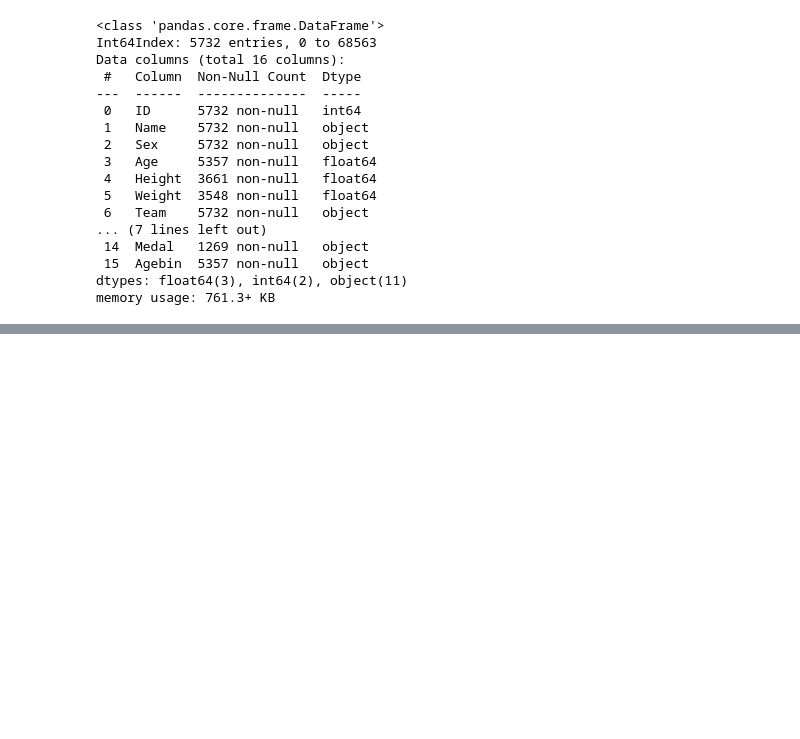
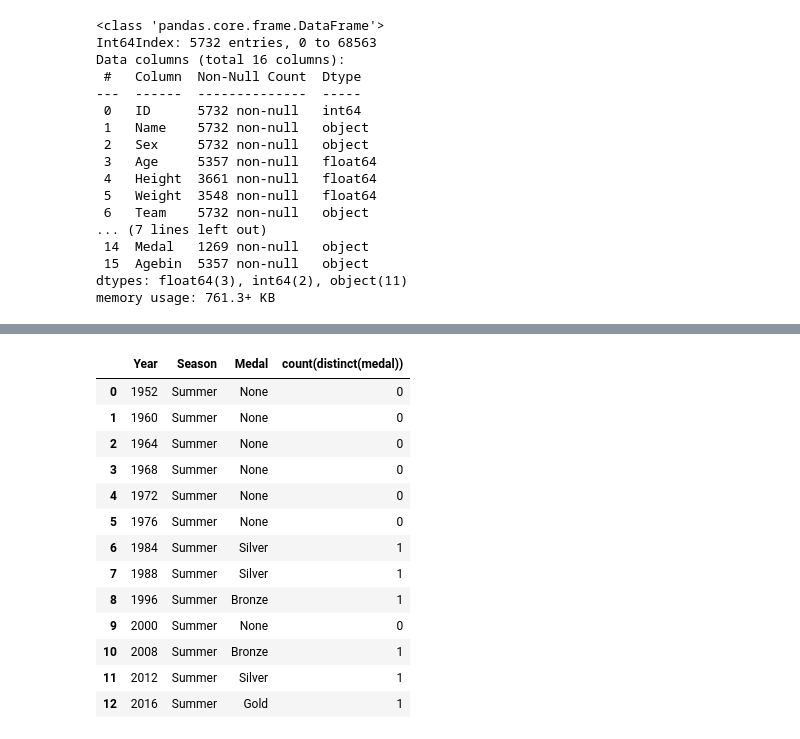
Before and after one commit to baljor3/olympics, a Jupyter notebook: capstone project.ipynb, the cells around one changed output, grey strips where cells are left out. Saved outputs shown, nothing was run; the diff lists cells and outputs as text; code cells hidden in the pictures; blank space fills up the shorter version.

```diff
--- a/capstone project.ipynb
+++ b/capstone project.ipynb
@@ -849,0 +850,22 @@ memory usage: 761.3+ KB
+# %%
+psql.sqldf("""
+select year,season,medal,count(distinct(medal))
+from football
+where Team = 'Brazil'
+group by Year
+""")
+# %% [output]
+|  | Year | Season | Medal | count(distinct(medal)) |
+| 0 | 1952 | Summer | None | 0 |
+| 1 | 1960 | Summer | None | 0 |
+| 2 | 1964 | Summer | None | 0 |
+| 3 | 1968 | Summer | None | 0 |
+| 4 | 1972 | Summer | None | 0 |
+| 5 | 1976 | Summer | None | 0 |
+| 6 | 1984 | Summer | Silver | 1 |
+| 7 | 1988 | Summer | Silver | 1 |
+| 8 | 1996 | Summer | Bronze | 1 |
+| 9 | 2000 | Summer | None | 0 |
+| 10 | 2008 | Summer | Bronze | 1 |
+| 11 | 2012 | Summer | Silver | 1 |
+| 12 | 2016 | Summer | Gold | 1 |
```
Also changed, not shown: parts of 3 cells of this notebook.
